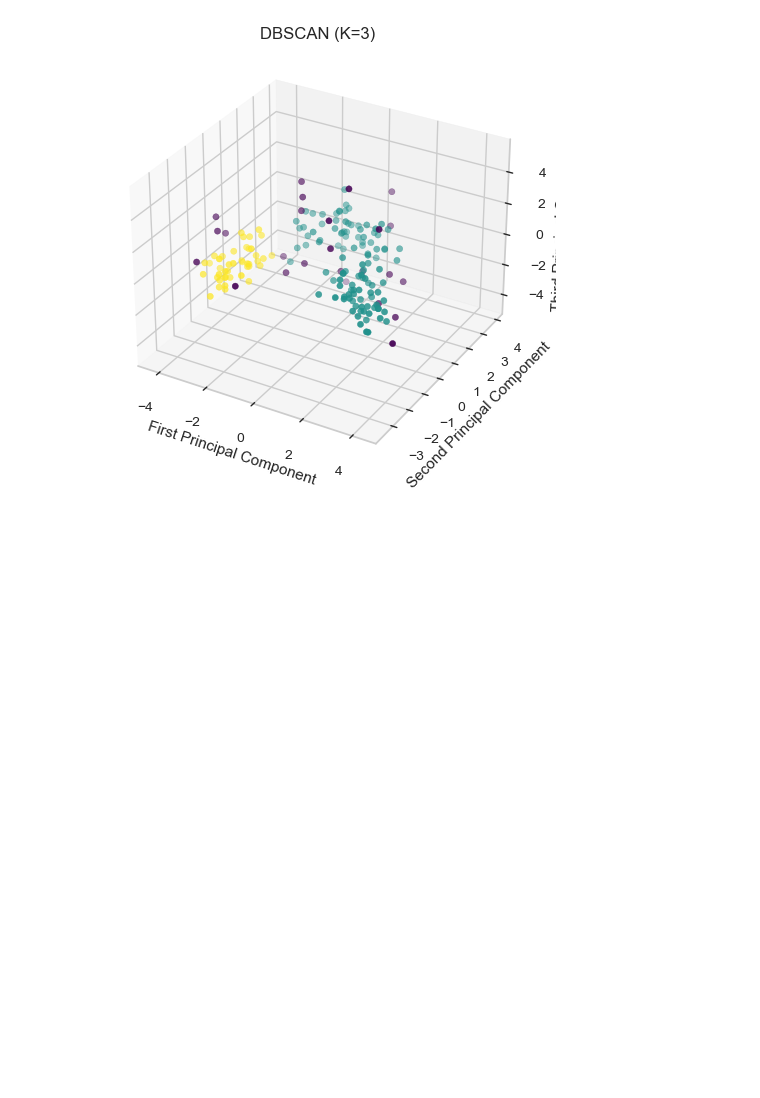
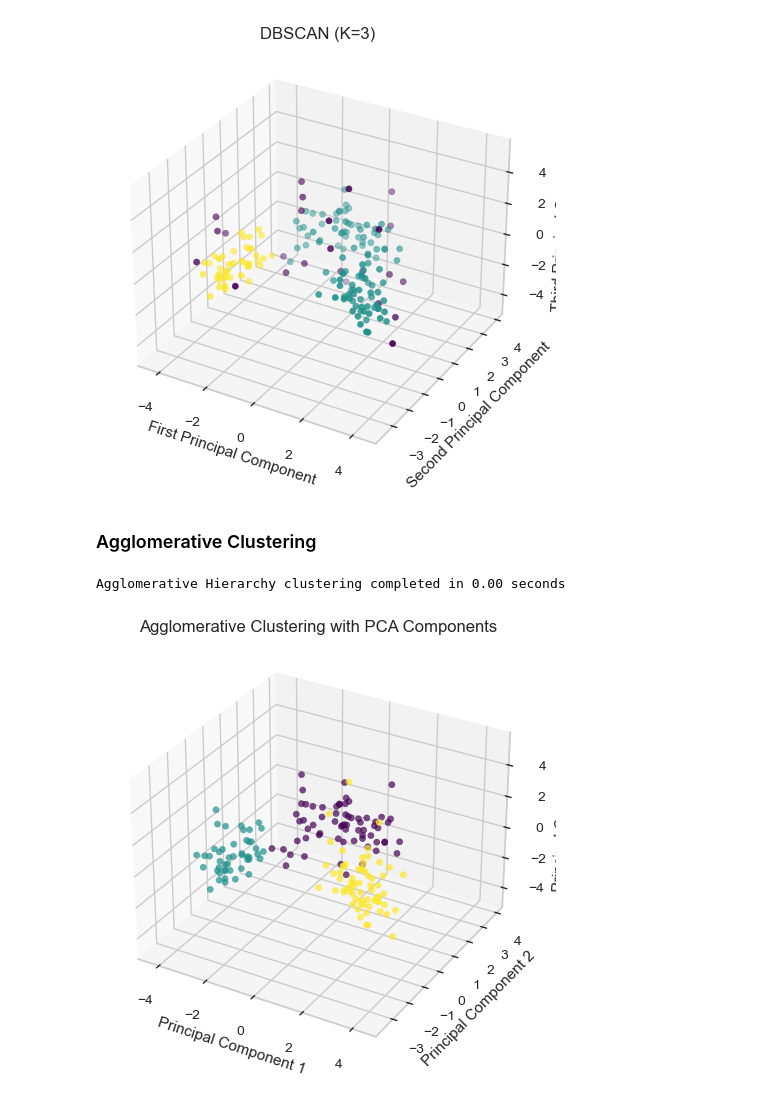
Before and after one commit to ayberkozcan/clustering-exercises, a Jupyter notebook: Analyzing Wines/clustering_wines.ipynb, the cells around one changed output. Cells and saved outputs as stored; diff of their text form; code cells hidden in the pictures; blank space fills up the shorter version.

Commit message:
Update clustering_wines.ipynb
Agglomerative Clustering

```diff
--- a/Analyzing Wines/clustering_wines.ipynb
+++ b/Analyzing Wines/clustering_wines.ipynb
@@ -360,3 +362,5 @@ ax.set_title(f"DBSCAN (K={n_clusters})")
 plt.show()
 # %% [output]
 [figure]
+# %% [markdown]
+### Agglomerative Clustering
@@ -362,0 +369,23 @@ plt.show()
+# %%
+start_time = time.time()
+
+ward_clustering = AgglomerativeClustering(n_clusters=3, linkage="ward").fit(pca_df)
+elapsed_time = time.time() - start_time
+print("Agglomerative Hierarchy clustering completed in {:.2f} seconds".format(elapsed_time))
+# %% [output]
+Agglomerative Hierarchy clustering completed in 0.00 seconds
+# %%
+fig = plt.figure()
+ax = fig.add_subplot(111, projection="3d")
+
+ax.scatter(pca_df[:, 0], pca_df[:, 1], pca_df[:, 2], c=cluster_labels, cmap="viridis", alpha=0.7)
+
+ax.set_xlabel("Principal Component 1")
+ax.set_ylabel("Principal Component 2")
+ax.set_zlabel("Principal Component 3")
+
+ax.set_title("Agglomerative Clustering with PCA Components")
+
+plt.show()
+# %% [output]
+[figure, added]
```
Also changed, not shown: parts of 4 cells of this notebook.
